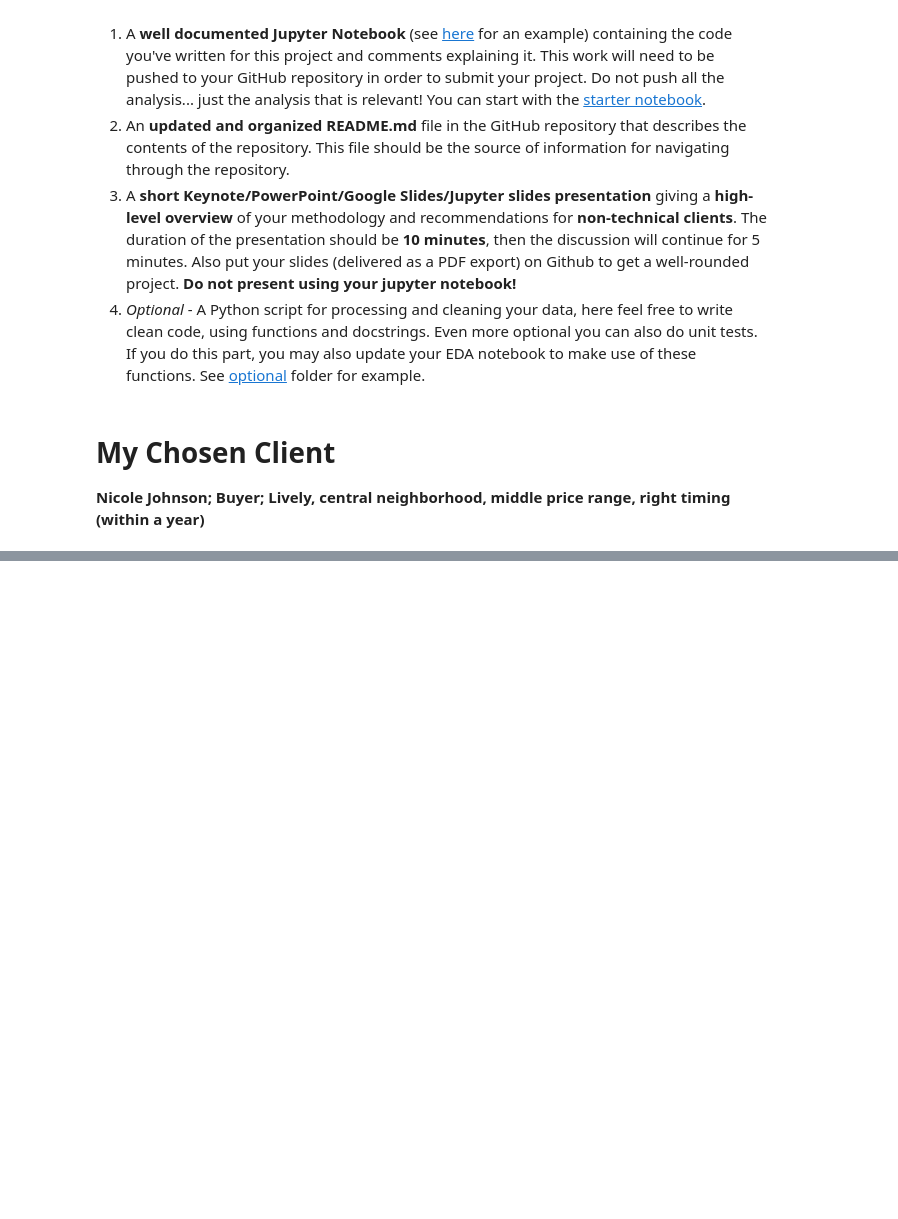
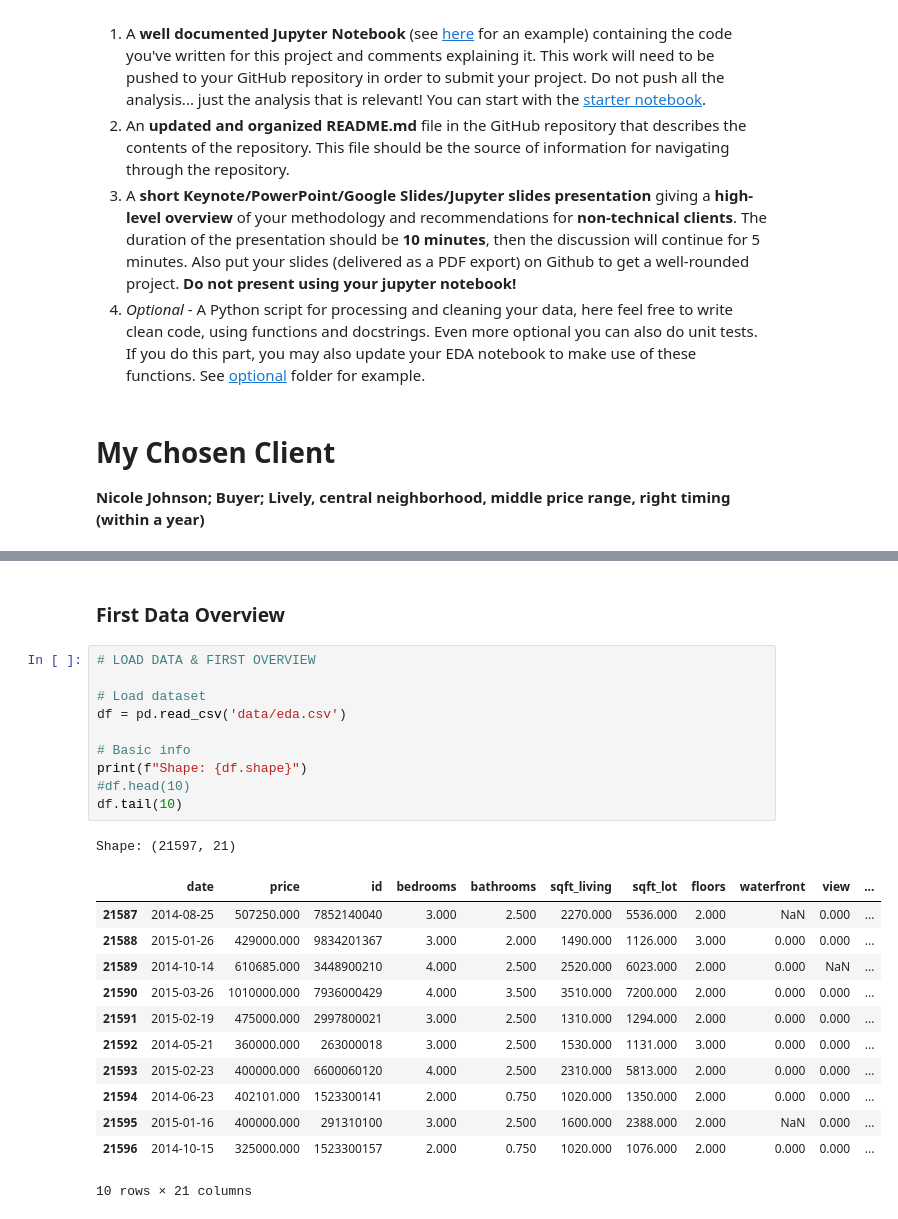
Before and after one commit to QuocDatTranHa/eda-project, a Jupyter notebook: EDA.ipynb, the cells around one changed output, grey strips where cells are left out. Drawn from its saved outputs; the diff is of its cells as text; blank space fills up the shorter version.

```diff
--- a/EDA.ipynb
+++ b/EDA.ipynb
@@ -83,0 +145,26 @@ My Hypotheses for my Client Nicole Johnson are:
+# %% [markdown]
+### First Data Overview
+# %%
+# LOAD DATA & FIRST OVERVIEW
+
+# Load dataset
+df = pd.read_csv('data/eda.csv')
+
+# Basic info
+print(f"Shape: {df.shape}")
+#df.head(10)
+df.tail(10)
+# %% [output]
+Shape: (21597, 21)
+|  | date | price | id | bedrooms | bathrooms | sqft_living | sqft_lot | floors | waterfront | view | ... |
+| 21587 | 2014-08-25 | 507250.000 | 7852140040 | 3.000 | 2.500 | 2270.000 | 5536.000 | 2.000 | NaN | 0.000 | ... |
+| 21588 | 2015-01-26 | 429000.000 | 9834201367 | 3.000 | 2.000 | 1490.000 | 1126.000 | 3.000 | 0.000 | 0.000 | ... |
+| 21589 | 2014-10-14 | 610685.000 | 3448900210 | 4.000 | 2.500 | 2520.000 | 6023.000 | 2.000 | 0.000 | NaN | ... |
+| 21590 | 2015-03-26 | 1010000.000 | 7936000429 | 4.000 | 3.500 | 3510.000 | 7200.000 | 2.000 | 0.000 | 0.000 | ... |
+| 21591 | 2015-02-19 | 475000.000 | 2997800021 | 3.000 | 2.500 | 1310.000 | 1294.000 | 2.000 | 0.000 | 0.000 | ... |
+| 21592 | 2014-05-21 | 360000.000 | 263000018 | 3.000 | 2.500 | 1530.000 | 1131.000 | 3.000 | 0.000 | 0.000 | ... |
+| 21593 | 2015-02-23 | 400000.000 | 6600060120 | 4.000 | 2.500 | 2310.000 | 5813.000 | 2.000 | 0.000 | 0.000 | ... |
+| 21594 | 2014-06-23 | 402101.000 | 1523300141 | 2.000 | 0.750 | 1020.000 | 1350.000 | 2.000 | 0.000 | 0.000 | ... |
+| 21595 | 2015-01-16 | 400000.000 | 291310100 | 3.000 | 2.500 | 1600.000 | 2388.000 | 2.000 | NaN | 0.000 | ... |
+| 21596 | 2014-10-15 | 325000.000 | 1523300157 | 2.000 | 0.750 | 1020.000 | 1076.000 | 2.000 | 0.000 | 0.000 | ... |
+10 rows × 21 columns
```
Also changed, not shown: parts of 7 cells of this notebook, 2 other files.
